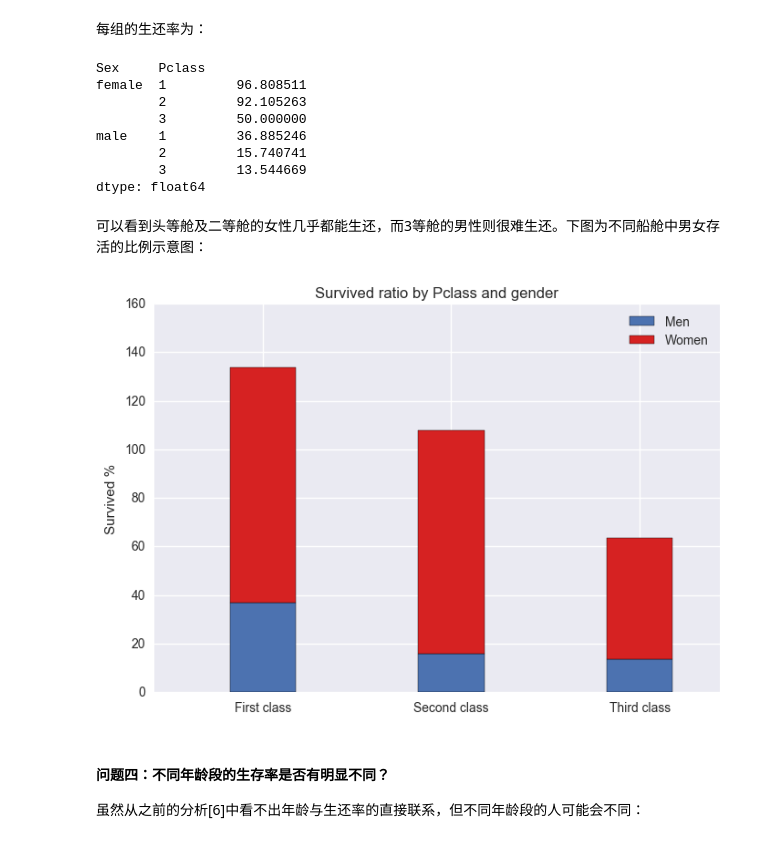
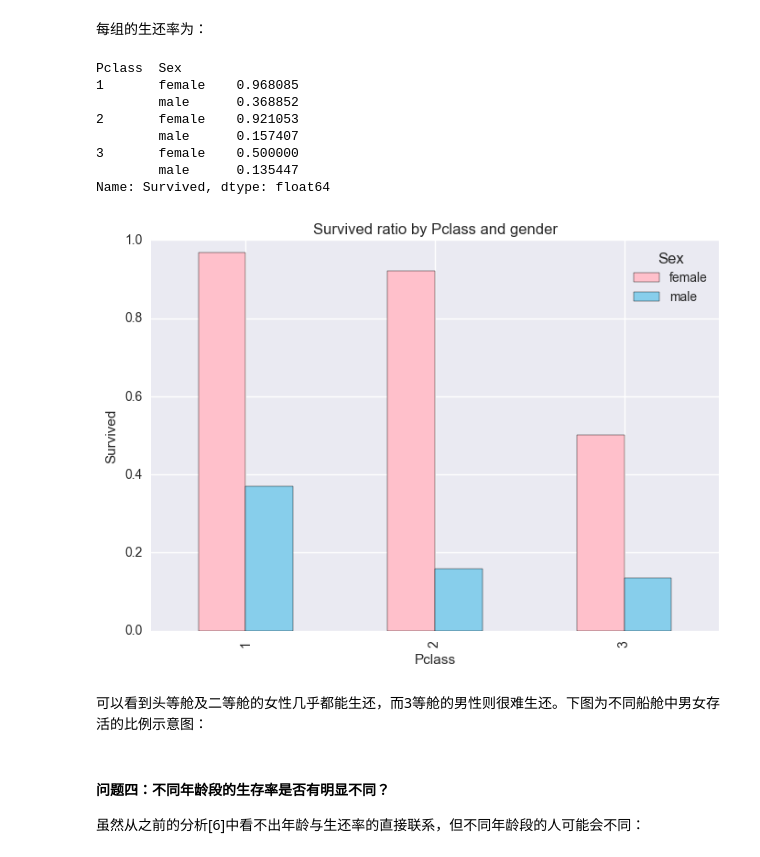
Before and after one commit to deCHN/DA-P2, a Jupyter notebook: titanic_data_explore.ipynb, the cells around one changed output. Drawn from its saved outputs; the diff is of its cells as text; code cells hidden in the pictures.

```diff
--- a/titanic_data_explore.ipynb
+++ b/titanic_data_explore.ipynb
@@ -236,36 +240,24 @@ bySexPclass.first()
 # %% [markdown]
 每组的生还率为：
-# %%
-ratio = 100 * bySexPclass.Survived.sum() / bySexPclass.size()
-print ratio
-# %% [output]
-Sex     Pclass
-female  1         96.808511
-        2         92.105263
-        3         50.000000
-male    1         36.885246
-        2         15.740741
-        3         13.544669
-dtype: float64
+# %%
+ratio = bySexPclass.Survived.mean()
+print ratio
+ratio.unstack().plot(kind='bar', colors=['pink', 'skyblue'])
+plt.title('Survived ratio by Pclass and gender')
+plt.ylabel('Survived')
+plt.show()
+# %% [output]
+Pclass  Sex
+1       female    0.968085
+        male      0.368852
+2       female    0.921053
+        male      0.157407
+3       female    0.500000
+        male      0.135447
+Name: Survived, dtype: float64
+[figure, added]
 # %% [markdown]
 可以看到头等舱及二等舱的女性几乎都能生还，而3等舱的男性则很难生还。下图为不同船舱中男女存活的比例示意图：
-# %%
-male = ratio.male
-female = ratio.female
-yMale, yFemale = male.values, female.values
-xMale, xFemale = np.arange(male.size), np.arange(female.size)
-width, marginLeft = 0.35, 0.4
-p1 = plt.bar(marginLeft + xMale, yMale, width)
-p2 = plt.bar(marginLeft + xFemale, yFemale, width, bottom=yMale, color='#d62222')
-
-plt.title('Survived ratio by Pclass and gender')
-plt.ylabel('Survived %')
-plt.xticks(xMale + marginLeft + 0.5*width, ('First class', 'Second class', 'Third class'))
-plt.yticks(np.arange(0,180,20))
-plt.legend((p1[0], p2[0]), ('Men', 'Women'))
-plt.show()
-# %% [output]
-[figure, removed]
 # %% [markdown]
 #### 问题四：不同年龄段的生存率是否有明显不同？
 虽然从之前的分析[6]中看不出年龄与生还率的直接联系，但不同年龄段的人可能会不同：
```
Also changed, not shown: parts of 4 cells of this notebook.
